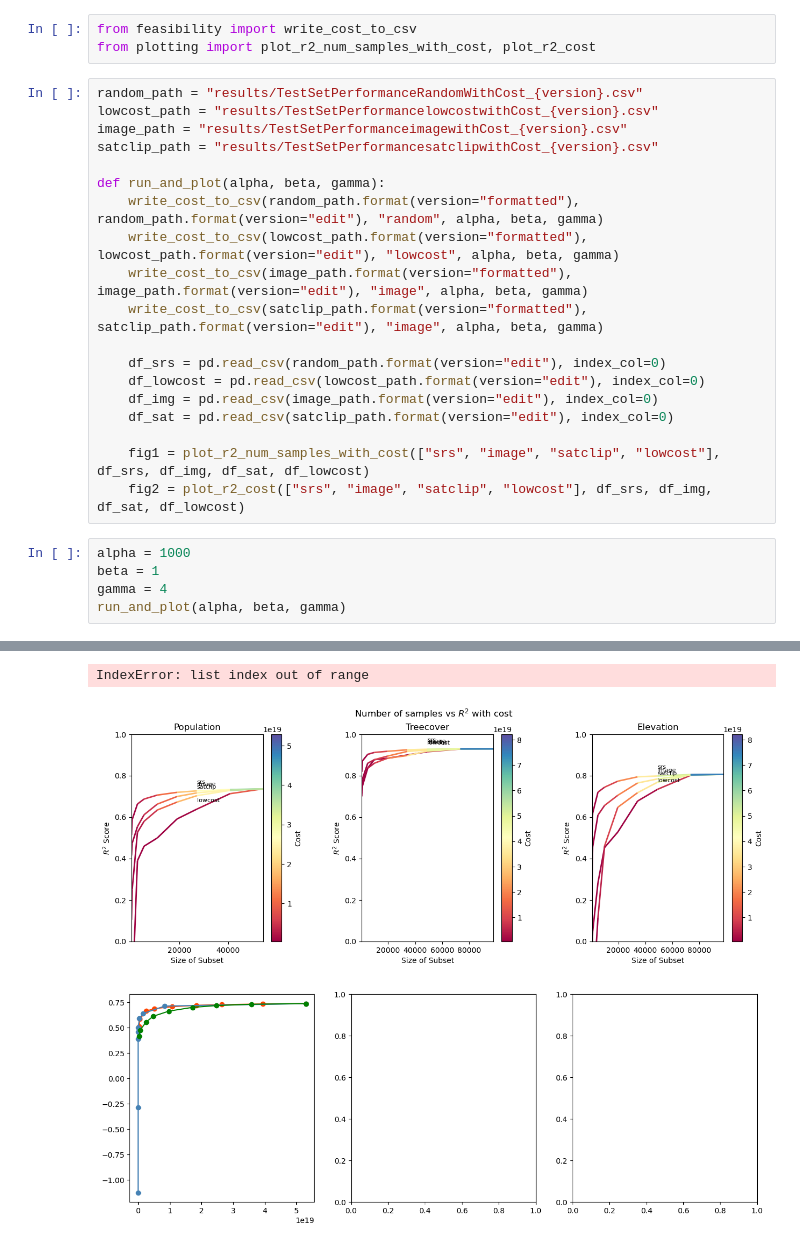
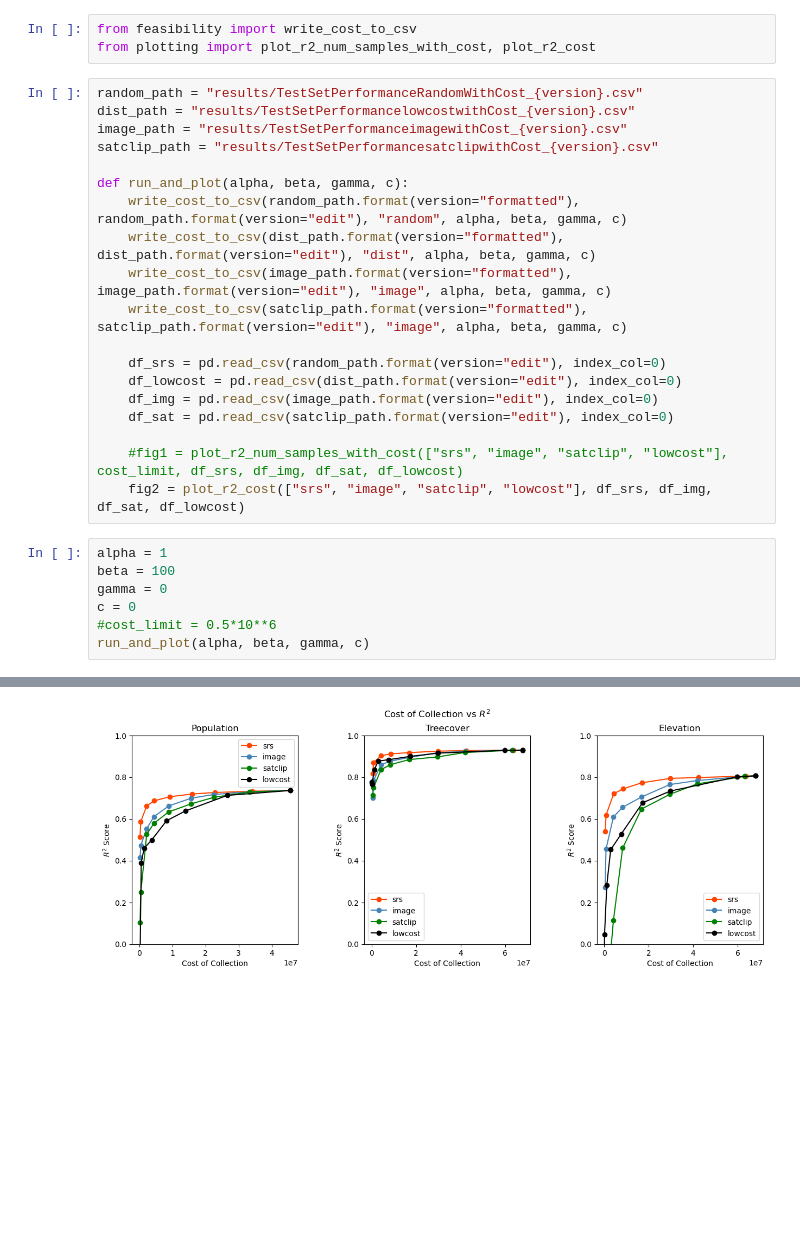
Before and after one commit to UCBoulder/optimizedsampling, a Jupyter notebook: cost.ipynb, the cells around one changed output, grey strips where cells are left out. Drawn from its saved outputs; the diff is of its cells as text; blank space fills up the shorter version.

Commit message:
updated results

```diff
--- a/cost.ipynb
+++ b/cost.ipynb
@@ -11,26 +11,28 @@ from feasibility import write_cost_to_csv
 from plotting import plot_r2_num_samples_with_cost, plot_r2_cost
 # %%
 random_path = "results/TestSetPerformanceRandomWithCost_{version}.csv"
-lowcost_path = "results/TestSetPerformancelowcostwithCost_{version}.csv"
+dist_path = "results/TestSetPerformancelowcostwithCost_{version}.csv"
 image_path = "results/TestSetPerformanceimagewithCost_{version}.csv"
 satclip_path = "results/TestSetPerformancesatclipwithCost_{version}.csv"
 
-def run_and_plot(alpha, beta, gamma):
-    write_cost_to_csv(random_path.format(version="formatted"), random_path.format(version="edit"), "random", alpha, beta, gamma)
-    write_cost_to_csv(lowcost_path.format(version="formatted"), lowcost_path.format(version="edit"), "lowcost", alpha, beta, gamma)
-    write_cost_to_csv(image_path.format(version="formatted"), image_path.format(version="edit"), "image", alpha, beta, gamma)
-    write_cost_to_csv(satclip_path.format(version="formatted"), satclip_path.format(version="edit"), "image", alpha, beta, gamma)
+def run_and_plot(alpha, beta, gamma, c):
+    write_cost_to_csv(random_path.format(version="formatted"), random_path.format(version="edit"), "random", alpha, beta, gamma, c)
+    write_cost_to_csv(dist_path.format(version="formatted"), dist_path.format(version="edit"), "dist", alpha, beta, gamma, c)
+    write_cost_to_csv(image_path.format(version="formatted"), image_path.format(version="edit"), "image", alpha, beta, gamma, c)
+    write_cost_to_csv(satclip_path.format(version="formatted"), satclip_path.format(version="edit"), "image", alpha, beta, gamma, c)
 
     df_srs = pd.read_csv(random_path.format(version="edit"), index_col=0)
-    df_lowcost = pd.read_csv(lowcost_path.format(version="edit"), index_col=0)
+    df_lowcost = pd.read_csv(dist_path.format(version="edit"), index_col=0)
     df_img = pd.read_csv(image_path.format(version="edit"), index_col=0)
     df_sat = pd.read_csv(satclip_path.format(version="edit"), index_col=0)
 
-    fig1 = plot_r2_num_samples_with_cost(["srs", "image", "satclip", "lowcost"], df_srs, df_img, df_sat, df_lowcost)
+    #fig1 = plot_r2_num_samples_with_cost(["srs", "image", "satclip", "lowcost"], cost_limit, df_srs, df_img, df_sat, df_lowcost)
     fig2 = plot_r2_cost(["srs", "image", "satclip", "lowcost"], df_srs, df_img, df_sat, df_lowcost)
 # %%
-alpha = 1000
-beta = 1
-gamma = 4
-run_and_plot(alpha, beta, gamma)
+alpha = 1
+beta = 100
+gamma = 0
+c = 0
+#cost_limit = 0.5*10**6
+run_and_plot(alpha, beta, gamma, c)
 # %% [output]
@@ -54,3 +39 @@ size_of_subset
-IndexError: list index out of range
-[figure, old version]
+[figure, new version]
-[figure, removed]
```
Also changed, not shown: parts of 1 cell of this notebook, 17 other files.
